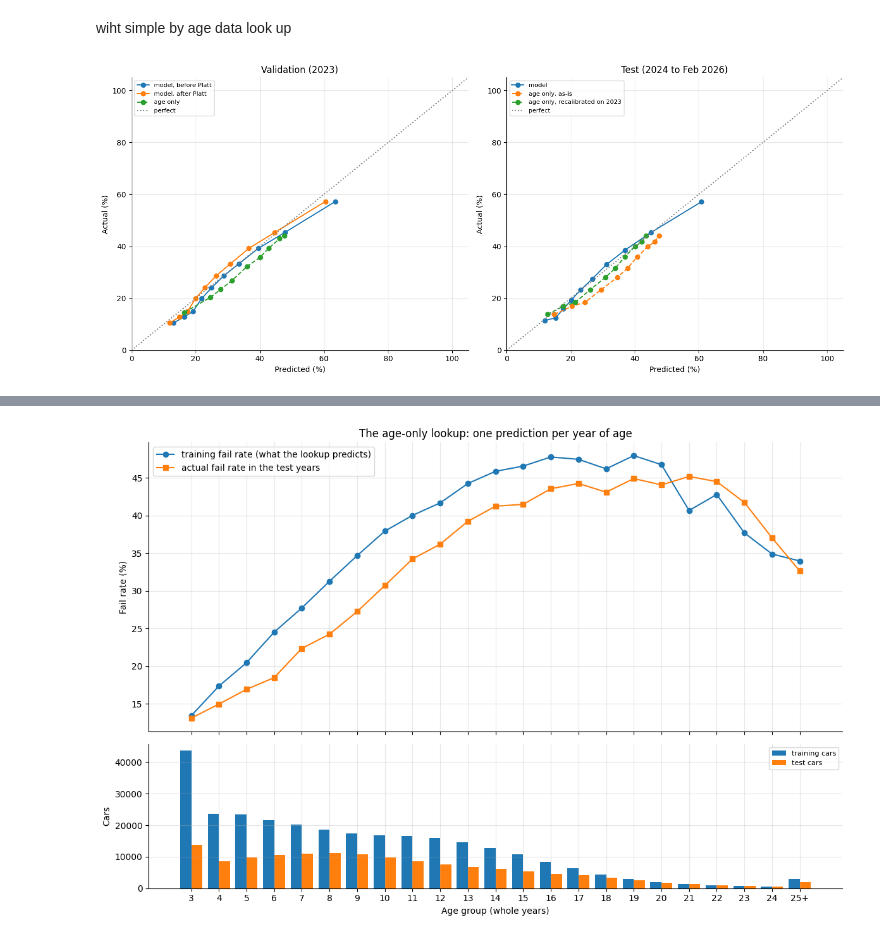
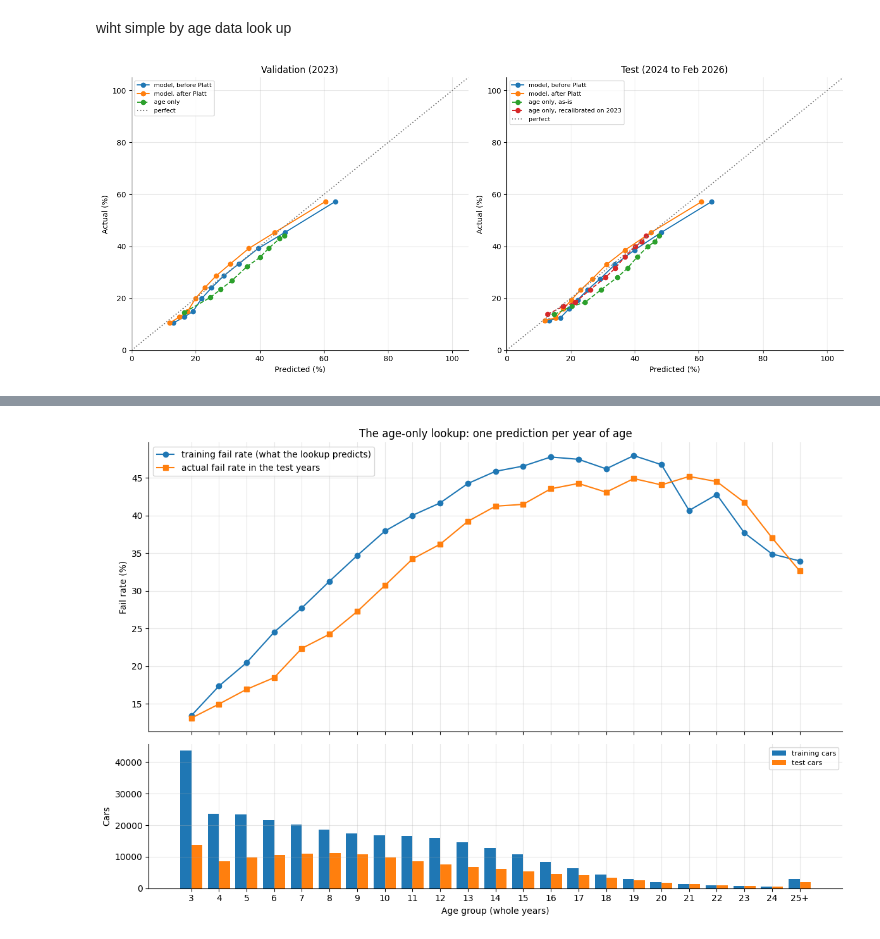
Before and after one commit to S-Azeem/MOT_failure_predictor_logistic, a Jupyter notebook: failure_model_walkthrough.ipynb, the cells around one changed output, grey strips where cells are left out. Saved outputs shown, nothing was run; the diff lists cells and outputs as text; code cells hidden in the pictures.

Commit message:
more charts

```diff
--- a/failure_model_walkthrough.ipynb
+++ b/failure_model_walkthrough.ipynb
@@ -672,6 +665,7 @@ def platt(p_fit, y_fit, p_apply):
 # The model
 z_val = raw_logit(val, model)
 raw_p = 1 / (1 + np.exp(-z_val))
+raw_test = 1 / (1 + np.exp(-raw_logit(test, model)))       # test cars, before Platt scaling
 val["p"] = probability(val, model)
 test["p"] = probability(test, model)
 y_val, y_test = val["target_failed"].to_numpy(), test["target_failed"].to_numpy()
@@ -681,40 +675,42 @@ age_rates = train.groupby(train["age_years"].apply(age_key))["target_failed"].me
 base_val = val["age_years"].apply(age_key).map(age_rates).fillna(train["target_failed"].mean()).to_numpy()
 base_test = test["age_years"].apply(age_key).map(age_rates).fillna(train["target_failed"].mean()).to_numpy()
 base_test_cal = platt(base_val, y_val, base_test)            # recalibrated on 2023, like the model
 
 fig, (a1, a2) = plt.subplots(1, 2, figsize=(14, 6))
 panels = [
     (a1, [("model, before Platt", raw_p, y_val), ("model, after Platt", val["p"], y_val),
           ("age only", base_val, y_val)], "Validation (2023)"),
-    (a2, [("model", test["p"], y_test), ("age only, as-is", base_test, y_test),
+    (a2, [("model, before Platt", raw_test, y_test), ("model, after Platt", test["p"], y_test),
+          ("age only, as-is", base_test, y_test),
           ("age only, recalibrated on 2023", base_test_cal, y_test)], "Test (2024 to Feb 2026)"),
 ]
 for ax, items, title in panels:
     for name, p, y in items:
         d = deciles(np.asarray(p), np.asarray(y))
         style = "--" if name.startswith("age") else "-"
         ax.plot(d["predicted"] * 100, d["actual"] * 100, marker="o", ls=style, label=name)
     top = 5 * np.ceil(max(max(np.max(p), np.mean(y)) for _, p, y in items) * 100 / 5 + 1)
     ax.plot([0, top], [0, top], ":", color="grey", label="perfect")
     ax.set(xlim=(0, top), ylim=(0, top), xlabel="Predicted (%)", ylabel="Actual (%)", title=title)
     ax.legend(fontsize=8)
 plt.tight_layout(); plt.show()
 
 # The same comparison in numbers
 def calib_summary(p, y):
     d = deciles(np.asarray(p), y)
-    return {"AUC": roc_auc_score(y, p),
-            "mean predicted %": np.mean(p) * 100,
-            "actual %": y.mean() * 100,
-            "overall gap (points)": (np.mean(p) - y.mean()) * 100,
-            "average decile gap (points)": np.average(d["gap_points"].abs(), weights=d["cars"]),
-            "worst decile gap (points)": d["gap_points"].abs().max(),
+    return {"AUC": round(roc_auc_score(y, p), 3),
+            "mean predicted %": round(np.mean(p) * 100, 1),
+            "actual %": round(y.mean() * 100, 1),
+            "mean predicted − actual (points)": round((np.mean(p) - y.mean()) * 100, 1),
+            "average decile gap (points)": round(np.average(d["gap_points"].abs(), weights=d["cars"]), 1),
+            "worst decile gap (points)": round(d["gap_points"].abs().max(), 1),
+            "predicted range (%)": f"{d['predicted'].min() * 100:.0f} to {d['predicted'].max() * 100:.0f}",
             "points on chart": len(d)}
 
 summary = pd.DataFrame({
     name: calib_summary(p, y_test)
-    for name, p in [("model", test["p"].to_numpy()), ("age only, as-is", base_test),
-                    ("age only, recalibrated", base_test_cal)]}).T
+    for name, p in [("model, before Platt", raw_test), ("model, after Platt", test["p"].to_numpy()),
+                    ("age only, as-is", base_test), ("age only, recalibrated", base_test_cal)]}).T
 summary.round(3)
 # %% [output]
-[figure, old version]
+[figure, new version]
```
Also changed, not shown: parts of 4 cells of this notebook.
